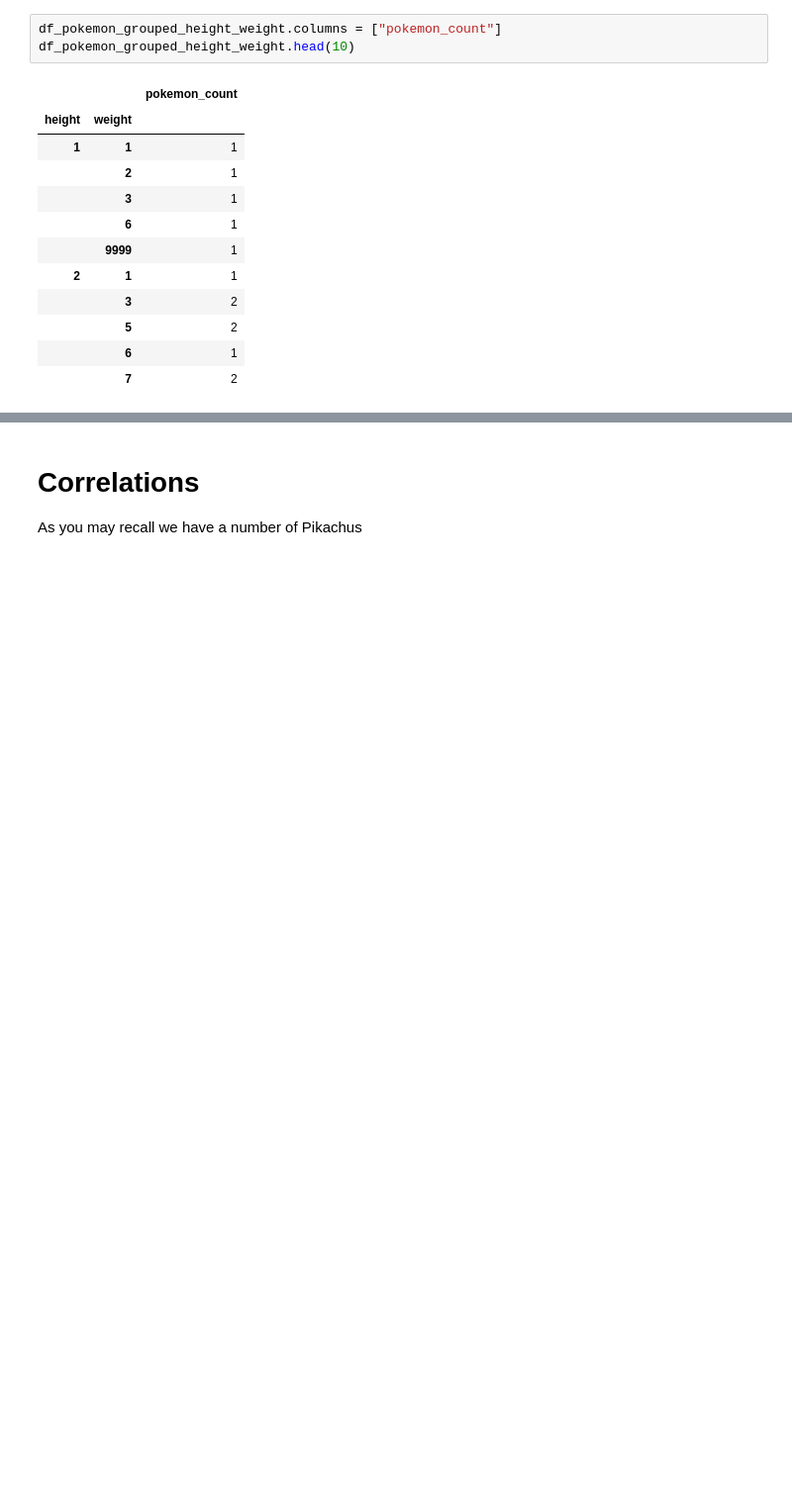
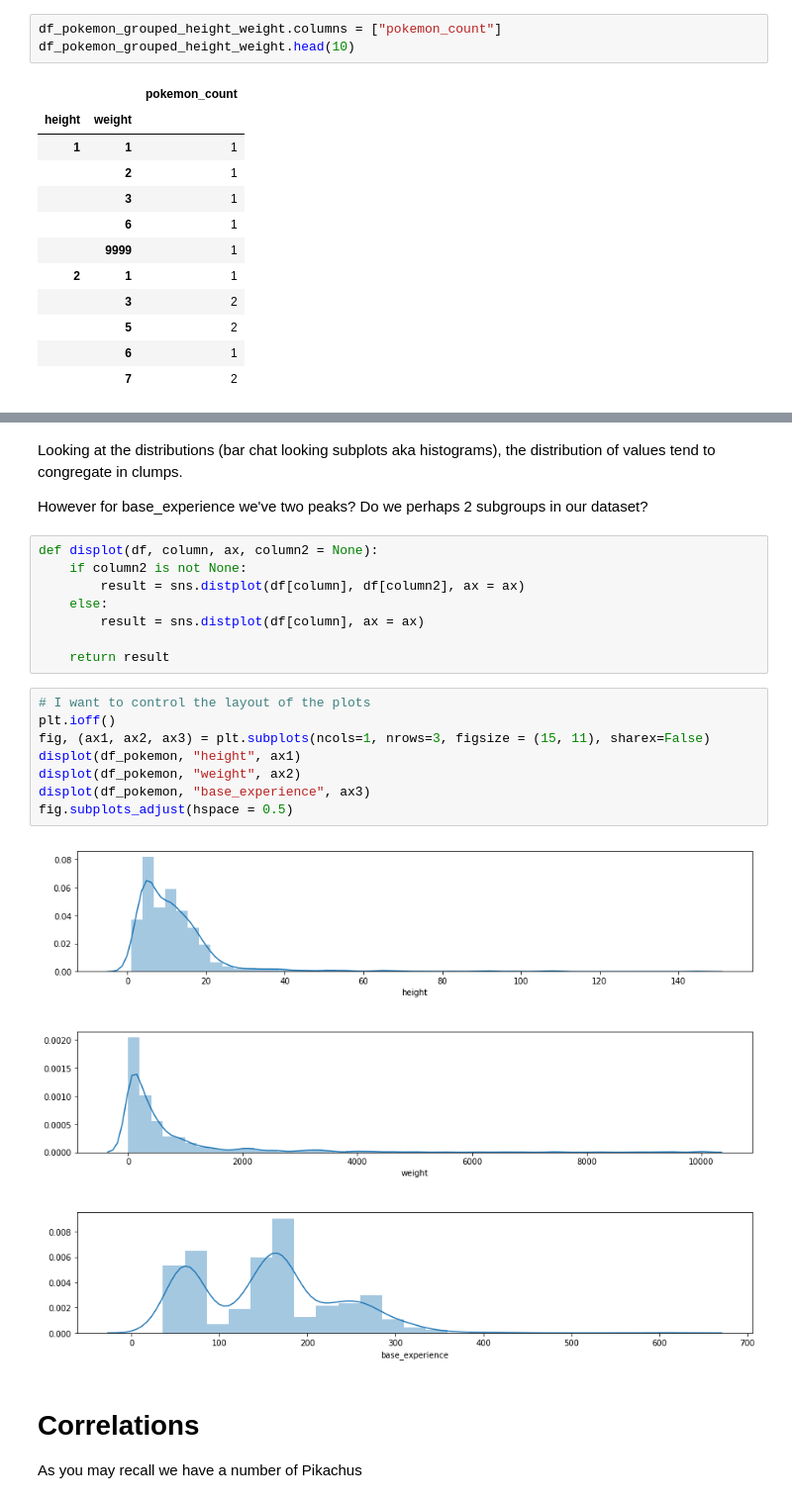
Before and after one commit to ryancollingwood/Pokedex, a Jupyter notebook: Pokedex.ipynb, the cells around one changed output, grey strips where cells are left out. Shown at 99% size. Drawn from its saved outputs; the diff is of its cells as text; blank space fills up the shorter version.

```diff
--- a/Pokedex.ipynb
+++ b/Pokedex.ipynb
@@ -364,3 +462,25 @@ df_pokemon_grouped_height_weight.head(10)
+# %% [markdown]
+Looking at the distributions (bar chat looking subplots aka histograms), the distribution of values tend to congregate in clumps.
+
+However for base_experience we've two peaks? Do we perhaps 2 subgroups in our dataset?
+# %%
+def displot(df, column, ax, column2 = None):
+    if column2 is not None:
+        result = sns.distplot(df[column], df[column2], ax = ax)
+    else:
+        result = sns.distplot(df[column], ax = ax)
+
+    return result
+# %%
+# I want to control the layout of the plots
+plt.ioff()
+fig, (ax1, ax2, ax3) = plt.subplots(ncols=1, nrows=3, figsize = (15, 11), sharex=False)
+displot(df_pokemon, "height", ax1)
+displot(df_pokemon, "weight", ax2)
+displot(df_pokemon, "base_experience", ax3)
+fig.subplots_adjust(hspace = 0.5)
+# %% [output]
+[figure, added]
 # %% [markdown]
 # Correlations
 
```
Also changed, not shown: parts of 93 cells of this notebook, 1 other file.
